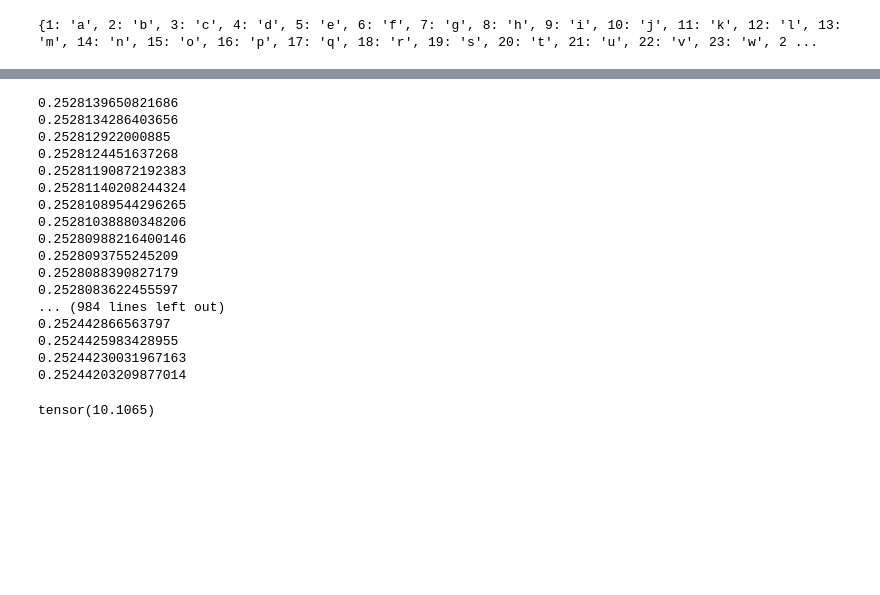
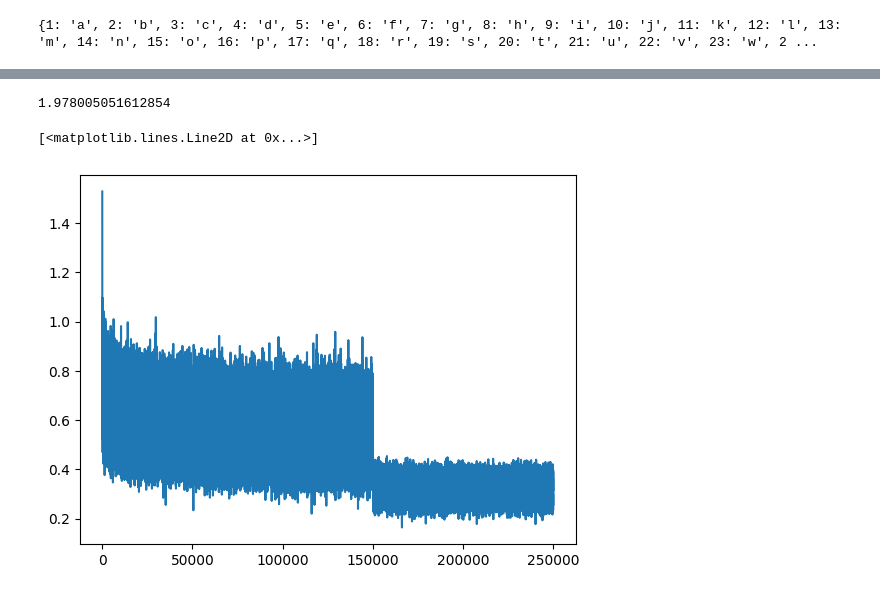
Before and after one commit to kidusabe1/MLP-for-prediction-of-next-character-, a Jupyter notebook: MLP_makemore.ipynb, the cells around one changed output, grey strips where cells are left out. Cells and saved outputs as stored; diff of their text form; code cells hidden in the pictures; blank space fills up the shorter version.

```diff
--- a/MLP_makemore.ipynb
+++ b/MLP_makemore.ipynb
@@ -78,17 +72,29 @@ sum(p.nelement() for p in parameters)  # number of parameters in total
 # %%
 for p in parameters:
     p.requires_grad =  True
+# %%
+lre = torch.linspace(-3,0,1000)
+lrs = 10**lre
+lossi = []
+lri = []
+stepi = []
 # %%
 ######### Forward pass #########
 # view() is used to reshape (32,3,2) in to (32,6) for matrix multiplication purpose
-for _ in range(1000):
-    emb = c[x]  #(32,3,2)
-    h =torch.tanh(emb.view(emb.shape[0],6) @ w1 + b1)
+for i in range(250000):
+    # implementing mini batches so that we dont take much time
+    # forwarding and backwarding on the whole dataset at once
+    # mini batch construct
+    ix = torch.randint(0, xtr.shape[0],(64,))
+
+
+    emb = c[xtr[ix]]  #(32,3,2)
+    h =torch.tanh(emb.view(emb.shape[0],30) @ w1 + b1)
     logits = h @ w2 + b2  # (32,27)
-    counts = logits.exp()
-    prob = counts / counts.sum(1, keepdims=True)
-    loss = -prob[torch.arange(32),y].log().mean()
-    print(loss.item())
+    # counts = logits.exp()
+    # prob = counts / counts.sum(1, keepdims=True)
+    # loss = -prob[torch.arange(228146),y].log().mean()
+    batch_loss= F.cross_entropy(logits, ytr[ix])
     #So, in summary, you can interpret the .log()
     # computation as undoing the exponential
     # transformation performed earlier, allowing for
@@ -100,32 +106,21 @@ for _ in range(1000):
     ####### backward pass #########
     for p in parameters:
         p.grad = None
-    loss.backward()
+    batch_loss.backward()
+
     ######## update       ##########
+    lr = 0.1 if i<150000 else 0.001
     for p in parameters:
-        p.data += -0.1 * p.grad
+        p.data += -lr * p.grad
+    # track status of learning rate
+    #lri.append(lrs[i])
+    lossi.append(batch_loss.log10().item())
+    stepi.append(i)
+print(batch_loss.item()) # for last batch computed lost
 # %% [output]
-0.2528139650821686
-0.2528134286403656
-0.252812922000885
-0.2528124451637268
-0.25281190872192383
-0.25281140208244324
-0.25281089544296265
-0.25281038880348206
-0.25280988216400146
-0.2528093755245209
-0.2528088390827179
-0.2528083622455597
-... (984 lines left out)
-0.252442866563797
-0.2524425983428955
-0.25244230031967163
-0.25244203209877014
+1.978005051612854
-# %%
-# above cell has same output as this one
-loss = F.cross_entropy(logits,y)
-# this is more effcient
-loss
-# %% [output]
-tensor(10.1065)
+# %%
+plt.plot(stepi,lossi)
+# %% [output]
+[<matplotlib.lines.Line2D at 0x...>]
+[figure, added]
```
Also changed, not shown: parts of 10 cells of this notebook.
